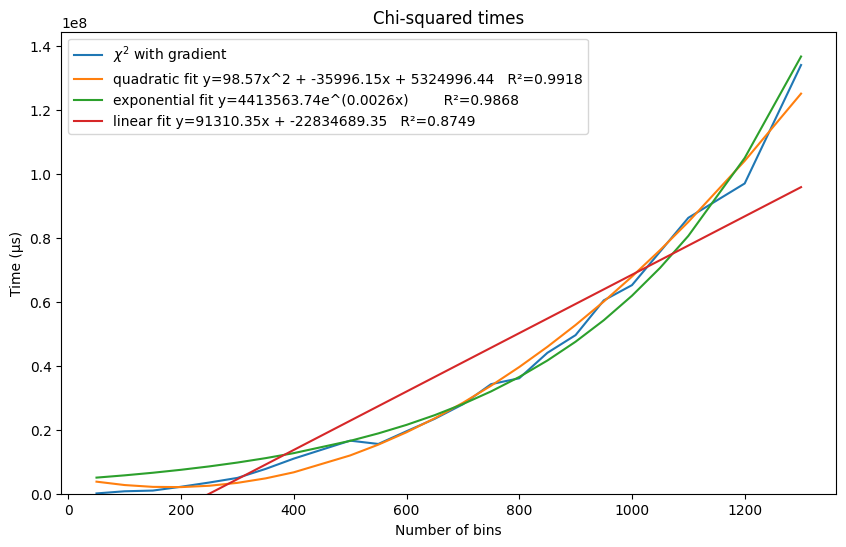
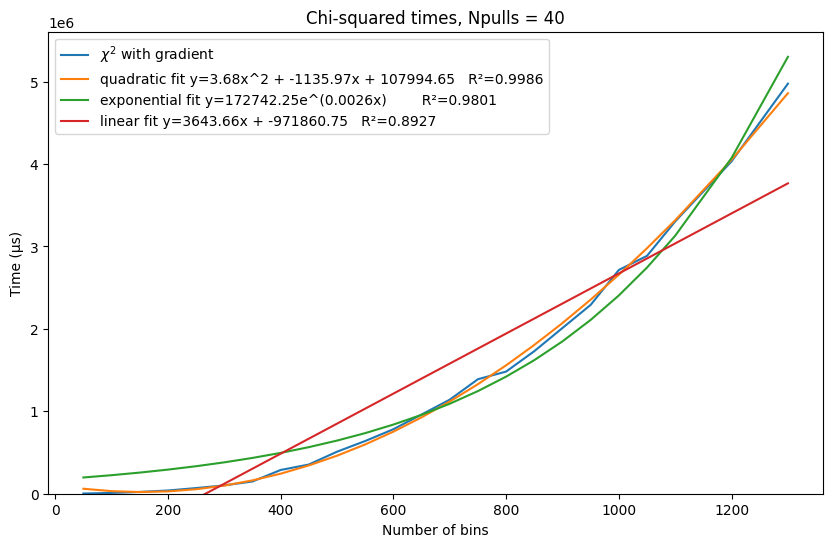
The change to this notebook cell's code, shown as a diff; its figure went from the first image to the second:
--- before
+++ after
@@ -7,8 +7,9 @@
 if PARAM_PULL:
     plt.xlabel('Number of bins')
+    plt.title('Chi-squared times, Npulls = ' + str(CONST))
 else:
     plt.xlabel('Number of pulls')
+    plt.title('Chi-squared times, Nbins = ' + str(CONST))
 plt.ylabel('Time (μs)')
-plt.title('Chi-squared times')
 plt.ylim(0,)
 plt.show()

Commit: Rerun with better server usage